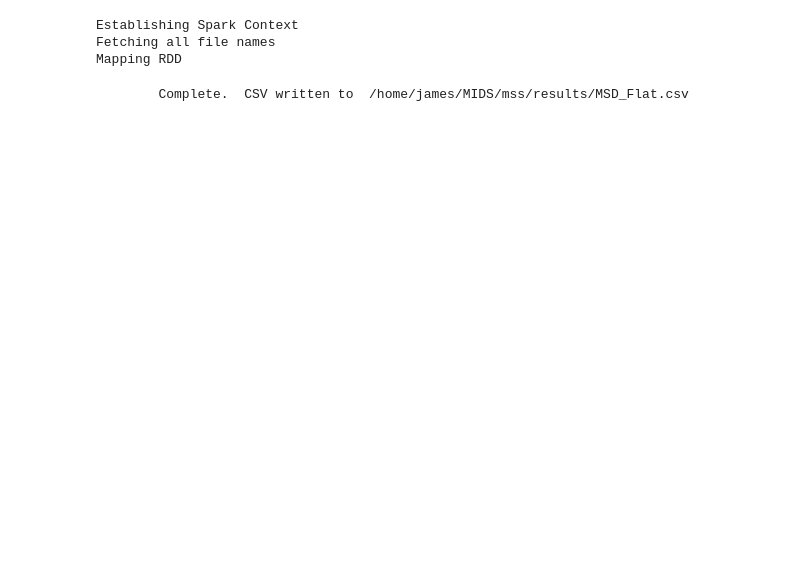
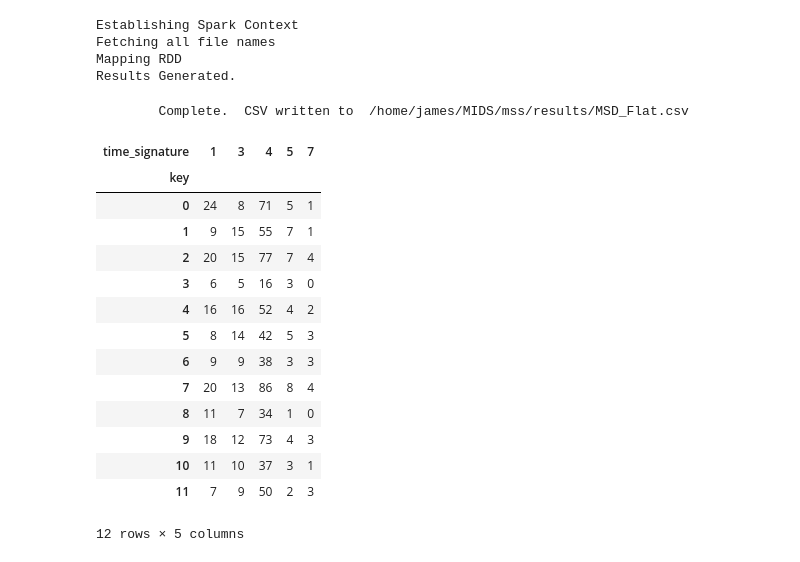
Before and after one commit to mjasek114/w205-Million-Song-Database, a Jupyter notebook: jupyter/extractCSVsubset.py.ipynb, the cells around one changed output. Cells and saved outputs as stored; diff of their text form; code cells hidden in the pictures; blank space fills up the shorter version.

```diff
--- a/jupyter/extractCSVsubset.py.ipynb
+++ b/jupyter/extractCSVsubset.py.ipynb
@@ -139,16 +175,16 @@ file_paths = sc.textFile(os.path.join(blocksRoot,'Hd5Extracts.csv'),minPartition
 
 print 'Mapping RDD'
 rdd = file_paths.flatMap(nodeToDict)
-#rdd.take(1)
-#print 'Results: ', rdd.take(1000)
-
 results = rdd.take(1000)
 
+print 'Results Generated.'
+
 sc.stop()
 # %% [output]
 Establishing Spark Context
 Fetching all file names
 Mapping RDD
+Results Generated.
 # %%
 # Get unique column names
 # and write results out as a csv
@@ -175,0 +233,20 @@ print '\n\n\tComplete.  CSV written to ', os.path.join(resultsRoot,'MSD_Flat.csv
+# %%
+import numpy as np
+#rownames = ['C','C#','D','Eb','E','F','F#','G','Ab','A','Bb','B']
+pd.crosstab(df.key,df.time_signature)
+# %% [output]
+| time_signature | 1 | 3 | 4 | 5 | 7 |
+| key |  |  |  |  |  |
+| 0 | 24 | 8 | 71 | 5 | 1 |
+| 1 | 9 | 15 | 55 | 7 | 1 |
+| 2 | 20 | 15 | 77 | 7 | 4 |
+| 3 | 6 | 5 | 16 | 3 | 0 |
+| 4 | 16 | 16 | 52 | 4 | 2 |
+| 5 | 8 | 14 | 42 | 5 | 3 |
+| 6 | 9 | 9 | 38 | 3 | 3 |
+| 7 | 20 | 13 | 86 | 8 | 4 |
+| 8 | 11 | 7 | 34 | 1 | 0 |
+| 9 | 18 | 12 | 73 | 4 | 3 |
+| 10 | 11 | 10 | 37 | 3 | 1 |
+| 11 | 7 | 9 | 50 | 2 | 3 |
+12 rows × 5 columns
```
Also changed, not shown: parts of 6 cells of this notebook.
